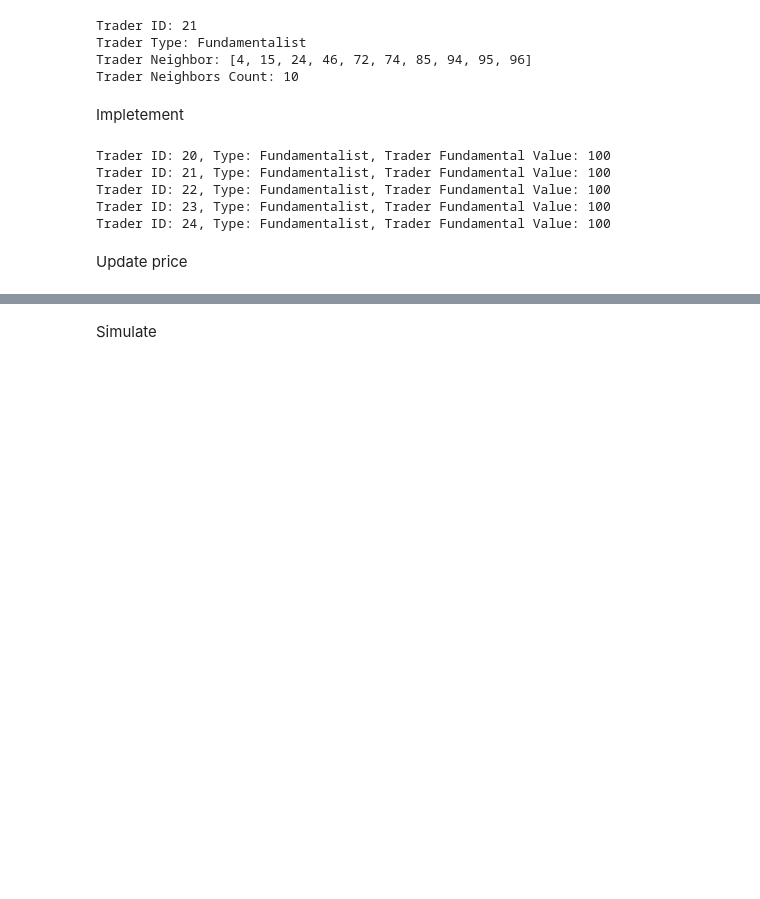
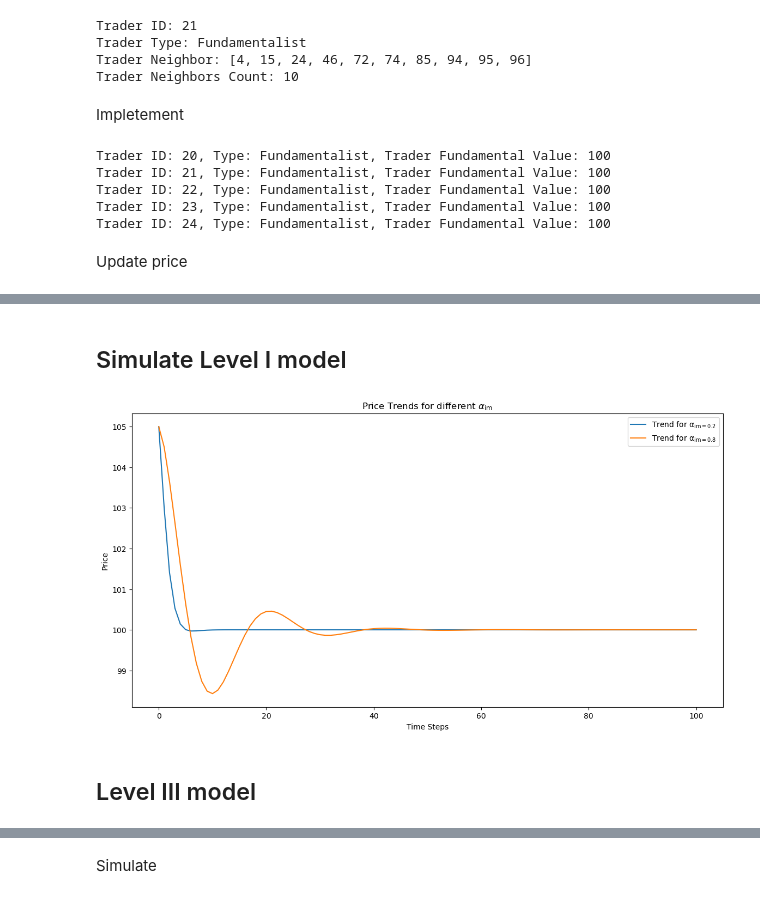
Before and after one commit to kayamd3/Complex_System_Simulation_Group13, a Jupyter notebook: Network initialize.ipynb, the cells around one changed output, grey strips where cells are left out. Drawn from its saved outputs; the diff is of its cells as text; code cells hidden in the pictures; blank space fills up the shorter version.

```diff
--- a/Network initialize.ipynb
+++ b/Network initialize.ipynb
@@ -148,0 +157,2 @@ The new price is: 104.60183830265478
+# %% [markdown]
+## Simulate Level I model
@@ -148,0 +180,49 @@ The new price is: 104.60183830265478
+# %%
+price_historys = {}
+for key, colors in colorsets.items():
+    parameters_level1 = {
+        "trade_level" : 1
+    }
+    traders = [Trader(node_id, color, ER_graph, parameters_level1) for node_id, color in enumerate(colors)]
+
+    cp = 0.5  # Sensitivity of price to excess demand
+    N = len(traders)  # Number of traders
+
+    total_time_steps = 100  # Total time steps
+    initial_price = 105  # Initial price
+    price_history = [initial_price]
+    transaction_quantities = [trader.transaction_quantity for trader in traders]
+
+    for _ in range(total_time_steps):
+        # Get the current price
+        current_price = price_history[-1]
+
+        # Update traders' transaction quantities
+        for trader in traders:
+            # For Imitators, we update them based on their neighbors' transaction quantities
+            if trader.type == 'Imitator':
+                trader.imitator_strategy(transaction_quantities)  # Assuming here that neighbors already contain the corresponding trader objects
+            # For Fundamentalist traders, we update them based on the current price and fundamental value
+            else:
+                trader.fundamentalist_strategy(current_price)
+
+        # Calculate the new price
+        transaction_quantities = [trader.transaction_quantity for trader in traders]
+        new_price = update_price(current_price, transaction_quantities, cp, len(traders))
+
+        # Update price history
+        price_history.append(new_price)
+    price_historys[key] = price_history
+# %%
+plt.figure(figsize=(14, 7))
+for key, values in price_historys.items():
+    plt.plot(values, label=r'Trend for $\mathrm{\alpha_{im=' + str(key) + '}}$')
+plt.title(r'Price Trends for different $\alpha_{\mathrm{im}}$')
+plt.xlabel('Time Steps')
+plt.ylabel('Price')
+plt.legend()
+plt.show()
+# %% [output]
+[figure, added]
+# %% [markdown]
+## Level III model
```
Also changed, not shown: parts of 16 cells of this notebook.
